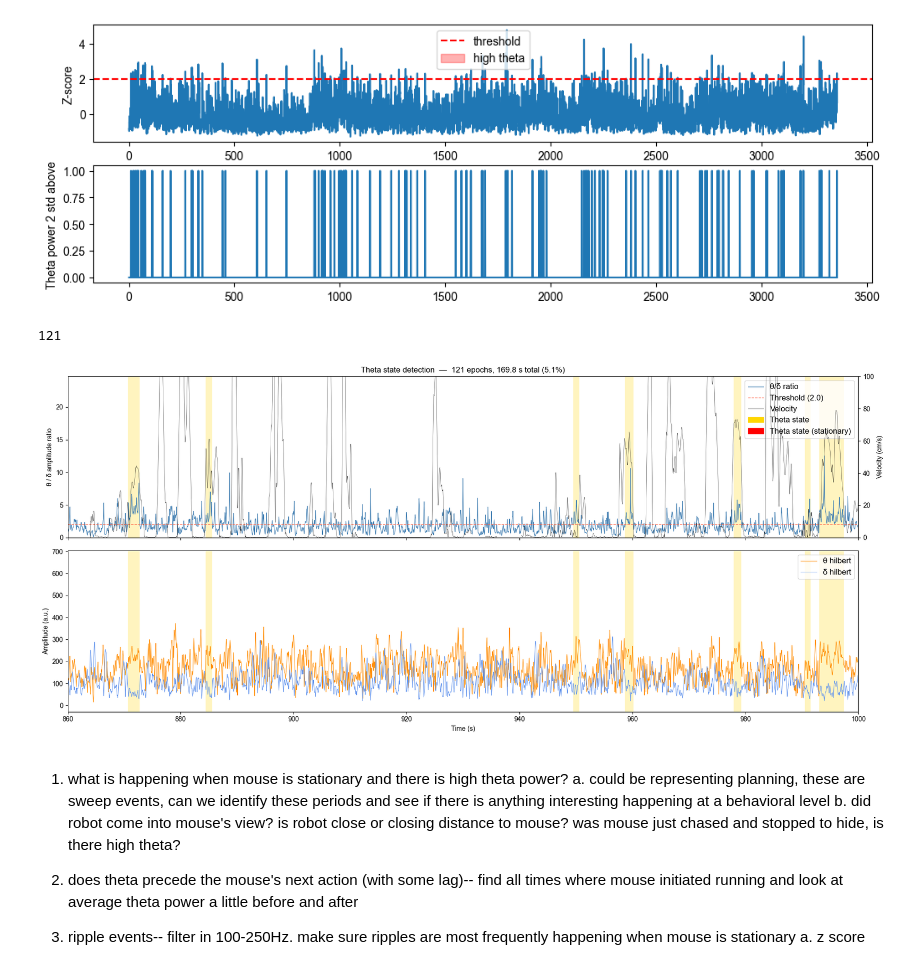
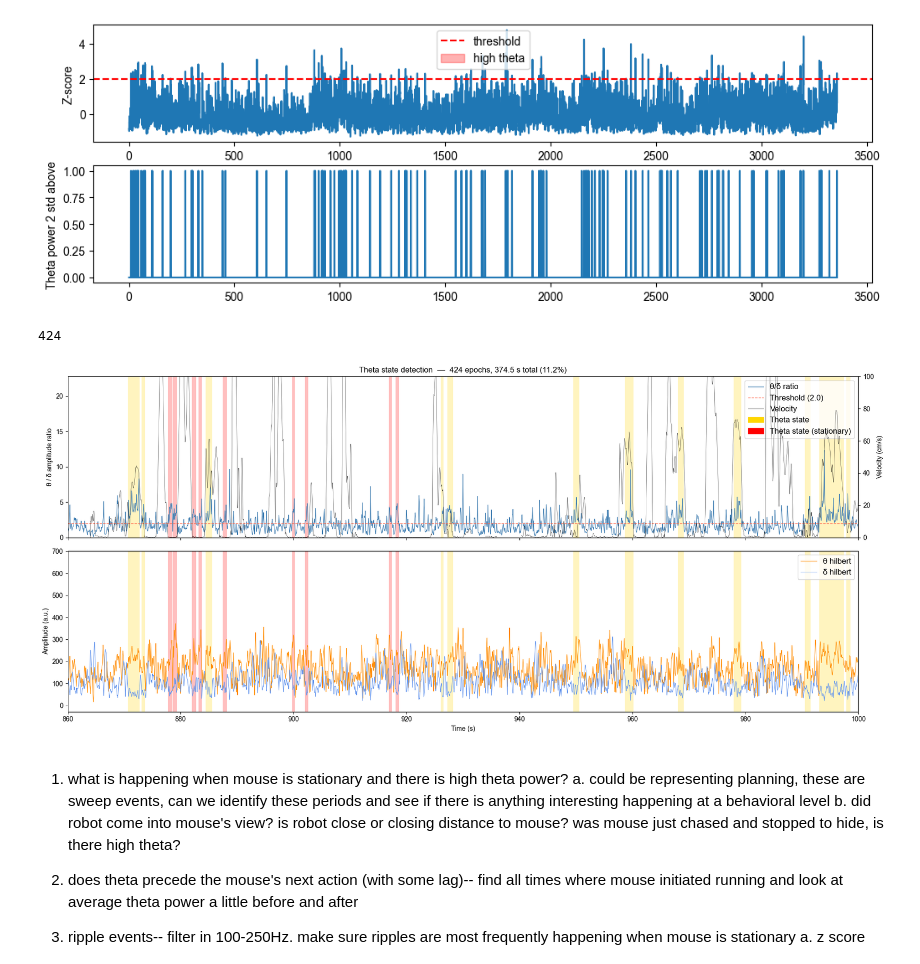
Before and after one commit to rjclemens/Dombeck-Spring-26, a Jupyter notebook: recording_example.ipynb, the cells around one changed output. Saved outputs shown, nothing was run; the diff lists cells and outputs as text; code cells hidden in the pictures.

Commit message:
using hilbert, not zscore

```diff
--- a/recording_example.ipynb
+++ b/recording_example.ipynb
@@ -408,16 +391,17 @@ def hilbert_x(x_band, channels, use_zscore=False):
     return x_hilbert
 
 
-x_theta_hilbert = hilbert_x(x_theta, channels, use_zscore=True)
-x_delta_hilbert = hilbert_x(x_delta, channels, use_zscore=True)
+x_theta_hilbert = hilbert_x(x_theta, channels, use_zscore=False)
+x_delta_hilbert = hilbert_x(x_delta, channels, use_zscore=False)
 
 # np.save(theta_hilbert, x_theta_hilbert)
 # np.save(delta_hilbert, x_delta_hilbert)
 
-# std = 0.006/(t[1]-t[0]) # samples in 6ms
+std = 0.006/(t[1]-t[0]) # samples in 6ms
 # print(std)
 
-# x_theta_hilbert_smooth = gaussian_filter1d(x_theta_hilbert, sigma=std)
-# fig, ax = plt.subplots(1, figsize=(12, 4))
-# ax.plot(t, x_theta_hilbert_smooth - x_theta_hilbert)
-# plt.show()
+x_theta_hilbert_smooth = gaussian_filter1d(x_theta_hilbert, sigma=std)
+x_delta_hilbert_smooth = gaussian_filter1d(x_delta_hilbert, sigma=std)
+fig, ax = plt.subplots(1, figsize=(12, 4))
+ax.plot(t, x_theta_hilbert_smooth - x_theta_hilbert)
+plt.show()
@@ -587,13 +573,14 @@ def plot_theta_epochs(t, ratio, is_theta, epochs, fs,
     # return fig
 # %%
 R = load_recording_from_file(r_processed)
-theta_delta_ratio, is_theta, epochs = detect_theta_states(x_theta_hilbert, x_delta_hilbert, FS, ratio_threshold=2, min_duration_s=1, max_gap_s=0.05)
+x_theta_hilbert, x_delta_hilbert = x_theta_hilbert_smooth, x_delta_hilbert_smooth
+theta_delta_ratio, is_theta, epochs = detect_theta_states(x_theta_hilbert, x_delta_hilbert, FS, ratio_threshold=2, min_duration_s=0.5, max_gap_s=0.05)
 plot_theta_epochs(t, theta_delta_ratio, is_theta, epochs, FS, x_theta_hilbert, x_delta_hilbert, avg_velocity_thr=5)
 # print(t[np.where(is_theta)[0]])
 print(len(epochs))
 # %% [output]
-121
+424
-[figure, old version]
+[figure, new version]
 # %% [markdown]
 1. what is happening when mouse is stationary and there is high theta power?
 a. could be representing planning, these are sweep events, can we identify these periods and see if there is anything interesting happening at a behavioral level
```
Also changed, not shown: parts of 2 cells of this notebook.
